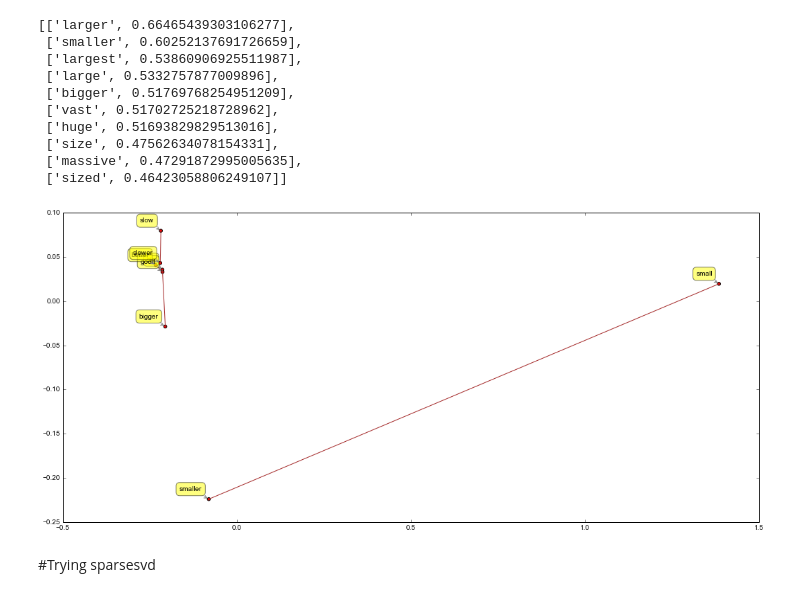
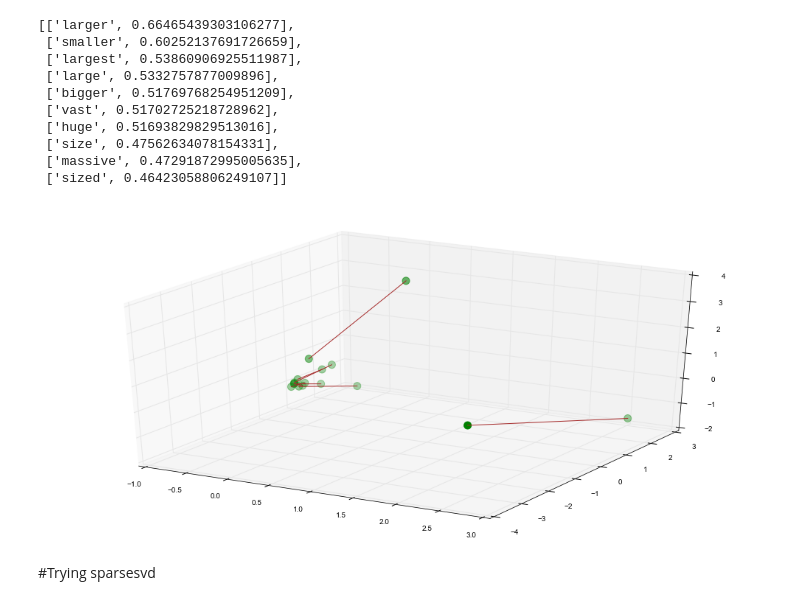
Before and after one commit to undertherain/vsmlib, a Jupyter notebook: python/matrices.ipynb, the cells around one changed output. Saved outputs shown, nothing was run; the diff lists cells and outputs as text; code cells hidden in the pictures.

```diff
--- a/python/matrices.ipynb
+++ b/python/matrices.ipynb
@@ -124,0 +84,4 @@ frequency weightening : PMI
+# %%
+#m=load_from_dir("/storage/scratch/brown_svd300")
+m=vsmlib.model.load_from_dir("/mnt/work/nlp_scratch/BNC_w3/")
+#m=load_from_dir("/storage/scratch/_w2v")
@@ -217,40 +205,70 @@ m2.get_most_similar_words(row)
 # %%
-wordlist = ["turkey","ankara","japan","tokyo","china","beijing","russia","moscow","france","paris","germany","berlin","greece","athens"]
-#wordlist = ["turkey","ankara","japan","tokyo","china","beijing","russia","moscow","france","paris","germany","berlin","greece","athens"]
+wordlist = ["turkey","ankara",
+            "japan","tokyo",
+            "china","beijing",
+            "russia","moscow",
+            "france","paris",
+            "germany","berlin",
+            "greece","athens",
+            "spain","madrid"
+            ]
+#wordlist = ["big","bigger","small","smaller","good","better","slow","slower"]
 #wordlist = ["fast","slow","big","small","long","short","expensive","cheap"]
 #mymodel = m_w2v
-mymodel = m2
-wordlist = ["big","bigger","small","smaller","good","better","slow","slower"]
+mymodel = m
 #wordlist = ["cake","soup","sandwich","","car","bike","helicopter"]
 def vis_scatter(lx,ly,wordlist):
+    ax=plt.subplot()
+#    ax.set_aspect('equal', 'datalim')
+#    ax.set_aspect('equal')
     plt.scatter(lx,ly,c="red")
     for label, x, y in zip(wordlist, lx, ly):
         plt.annotate(
             label,
             xy = (x, y), xytext = (-10, 10),
             textcoords = 'offset points', ha = 'right', va = 'bottom',
             bbox = dict(boxstyle = 'round,pad=0.5', fc = 'yellow', alpha = 0.5),
-            arrowprops = dict(arrowstyle = '->', connectionstyle = 'arc3,rad=0',color="grey"))
+            arrowprops = dict(arrowstyle = '-', connectionstyle = 'arc3,rad=0',color="grey"))
     for i in range(0, len(lx), 2):
-        plt.plot(lx[i:i+2],ly[i:i+2],c="brown")
+        #plt.plot(lx[i:i+2],ly[i:i+2],c="brown")
+        #plt.arrow(lx[i], ly[i], lx[i+1]-lx[i], ly[i+1]-ly[i], head_width=0.03, head_length=0.1, fc='k', ec='k')
+        ax.annotate("", xy=(lx[i+1], ly[i+1]), xytext=(lx[i], ly[i]),arrowprops=dict(arrowstyle="->",color="brown"))
 
 rows = np.empty((0,mymodel.matrix.shape[1]))
 for i in wordlist:
-    rows =np.vstack([rows,mymodel.get_row(i)])
+    rows =np.vstack([rows,mymodel.get_row(i).todense()])
 
 ##p = mdp.pca(rows)
 #    #ut, s_ev, vt = np.linalg.svd(rows.T)
+#ut, s_ev, vt = sklearn.decomposition.TruncatedSVD(rows)
+#rows.shape
 
-pca = sklearn.decomposition.PCA(n_components=2)
-#pca.fit(rows)
+pca = sklearn.decomposition.PCA(n_components=3,whiten=True)
 p = pca.fit_transform(rows)
+
+#svd = sklearn.decomposition.TruncatedSVD(n_components=2, random_state=42)
+#p = svd.fit_transform(rows)
+
 ##print(pca.explained_variance_ratio_)
 x = p[:,0]
 y = p[:,1]
-vis_scatter(x,y,wordlist)
-plt.savefig(mymodel.name+"_capitals.pdf")
+z = p[:,2]
+
+import mpld3
+mpld3.enable_notebook()
+#vis_scatter(x,y,wordlist)
+#plt.savefig(mymodel.name+"_capitals.pdf")
+fig = plt.figure()
+ax = fig.add_subplot(111, projection='3d')
+ax.scatter(x,y,z,color="g",s=100)
+for i in range(0, len(x), 2):
+        ax.plot(x[i:i+2],y[i:i+2],z[i:i+2],c="brown")
+        #plt.arrow(lx[i], ly[i], lx[i+1]-lx[i], ly[i+1]-ly[i], head_width=0.03, head_length=0.1, fc='k', ec='k')
+#        ax.annotate("", xy=(lx[i+1], ly[i+1]), xytext=(lx[i], ly[i]),arrowprops=dict(arrowstyle="->",color="brown"))
+
+#ax.plot([0,1],[0,1],[0,1])
 # %% [output]
-[figure, old version]
+[figure, new version]
 # %% [markdown]
 #Trying sparsesvd
 # %%
```
Also changed, not shown: parts of 10 cells of this notebook, 48 other files.
